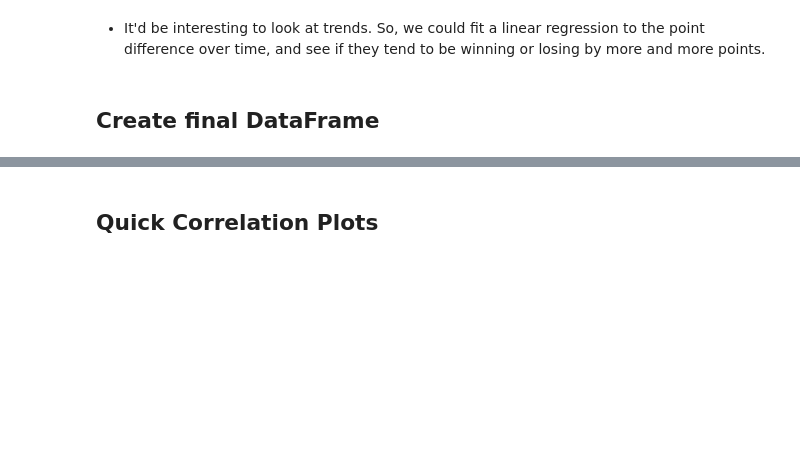
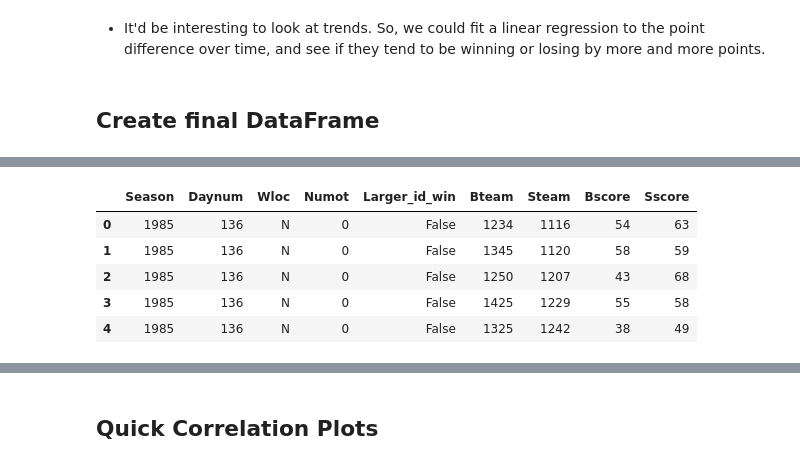
Before and after one commit to joshbrowning2358/GithubSandbox, a Jupyter notebook: Python/NCAA Data Manipulation.ipynb, the cells around one changed output, grey strips where cells are left out. Saved outputs shown, nothing was run; the diff lists cells and outputs as text; code cells hidden in the pictures; blank space fills up the shorter version.

```diff
--- a/Python/NCAA Data Manipulation.ipynb
+++ b/Python/NCAA Data Manipulation.ipynb
@@ -211,0 +194,21 @@ final_data
+# %%
+# Rename d to have biggest team/smallest team (by ID) instead of win/lose
+d = tourney_compact_results.copy()
+d['Larger_id_win'] = d['Wteam'] > d['Lteam']
+d['Bteam'] = d.ix[:, ('Wteam', 'Lteam')].max(axis=1)
+d['Steam'] = d.ix[:, ('Wteam', 'Lteam')].min(axis=1)
+d['Bscore'] = d['Wscore']
+d.loc[d['Bteam'] == d['Lteam'], 'Bscore'] = \
+    d.loc[d['Bteam'] == d['Lteam'], 'Lscore']
+d['Sscore'] = d['Lscore']
+d.loc[d['Bteam'] == d['Lteam'], 'Sscore'] = \
+    d.loc[d['Bteam'] == d['Lteam'], 'Wscore']
+d.drop(['Wteam', 'Lteam', 'Wscore', 'Lscore'], axis=1, inplace=True)
+d.head()
+# %% [output]
+|  | Season | Daynum | Wloc | Numot | Larger_id_win | Bteam | Steam | Bscore | Sscore |
+| 0 | 1985 | 136 | N | 0 | False | 1234 | 1116 | 54 | 63 |
+| 1 | 1985 | 136 | N | 0 | False | 1345 | 1120 | 58 | 59 |
+| 2 | 1985 | 136 | N | 0 | False | 1250 | 1207 | 43 | 68 |
+| 3 | 1985 | 136 | N | 0 | False | 1425 | 1229 | 55 | 58 |
+| 4 | 1985 | 136 | N | 0 | False | 1325 | 1242 | 38 | 49 |
```
Also changed, not shown: parts of 5 cells of this notebook.
